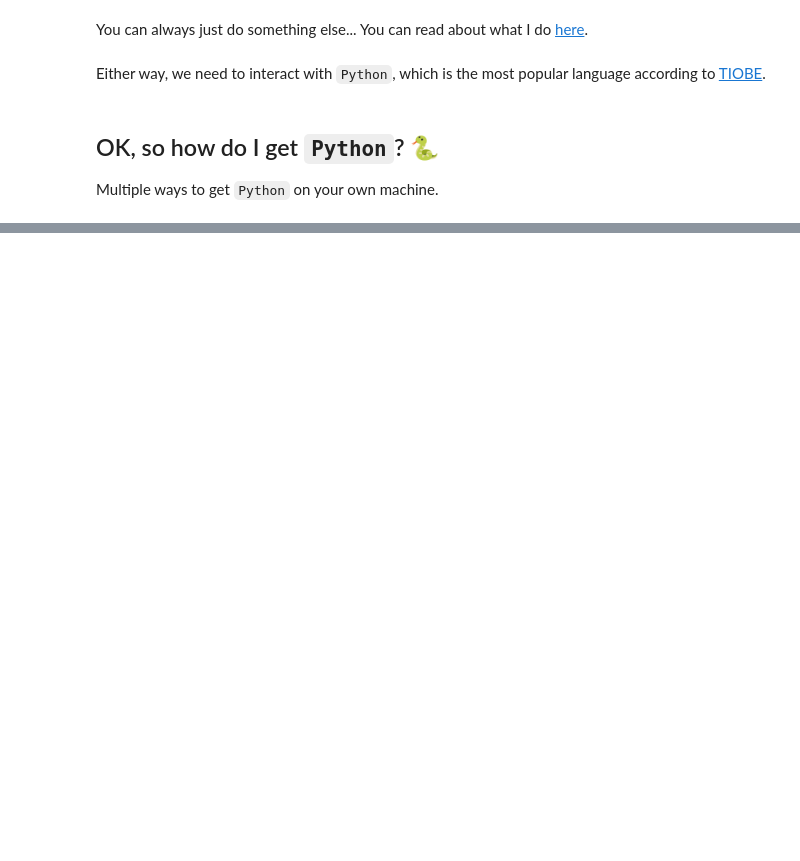
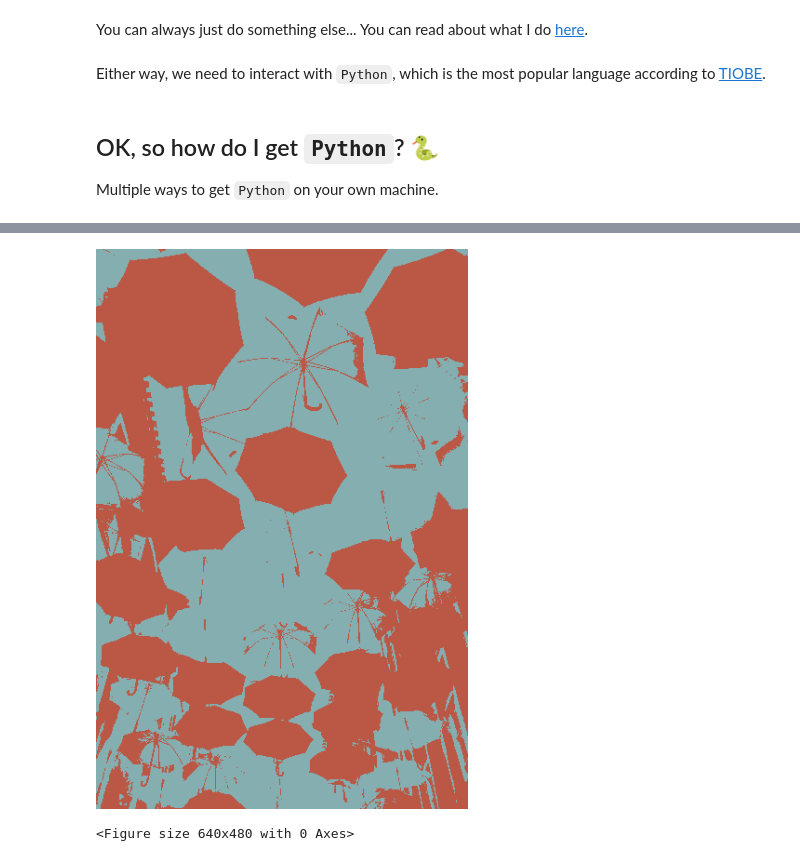
Before and after one commit to joshmaglione/CS102-Jupyter, a Jupyter notebook: Week01.ipynb, the cells around one changed output, grey strips where cells are left out. Drawn from its saved outputs; the diff is of its cells as text; code cells hidden in the pictures; blank space fills up the shorter version.

```diff
--- a/Week01.ipynb
+++ b/Week01.ipynb
@@ -42,0 +90,20 @@ You can use [Conda](https://docs.conda.io/en/latest/) to install and manage vari
+# %%
+def k_colours(file:str, k:int):
+    from PIL import Image
+    import numpy as np
+    from sklearn.cluster import KMeans
+    import matplotlib.pyplot as plt
+    plt.figure().clear()
+    img = Image.open(file, )
+    aimg = np.asarray(img)/255
+    acolor = aimg.reshape(aimg.shape[0]*aimg.shape[1], aimg.shape[2])
+    kmeans = KMeans(n_clusters=k, random_state=0, n_init="auto").fit(acolor)
+    means = [list(map(lambda x: x, pt)) for pt in kmeans.cluster_centers_]
+    result = np.asarray(list(map(lambda i: means[i], kmeans.labels_)))
+    aimg_new = result.reshape(aimg.shape[0], aimg.shape[1], aimg.shape[2])
+    return Image.fromarray((aimg_new * 255).astype(np.uint8))
+# %%
+k_colours("imgs/umbrellas.jpg", 2)
+# %% [output]
+[figure, added]
+<Figure size 640x480 with 0 Axes>
```
Also changed, not shown: parts of 9 cells of this notebook, 1 other file.
